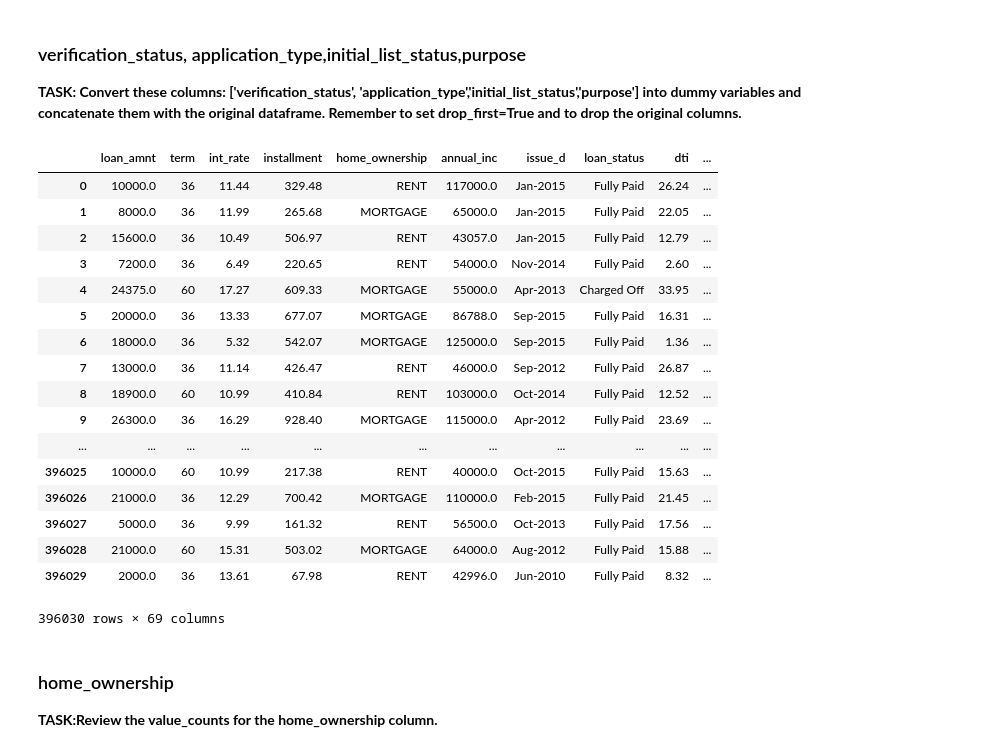
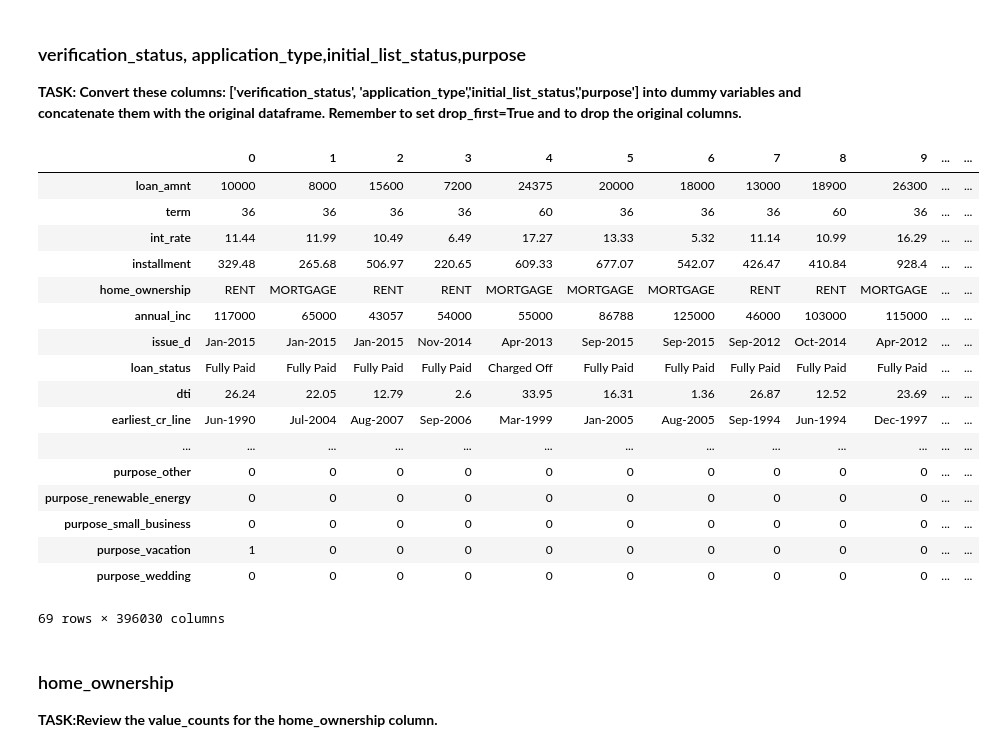
Before and after one commit to drachum/data-science-playground, a Jupyter notebook: python-ds-bootcamp/tensorflow/03-Keras-Project-Exercise.ipynb, the cells around one changed output. Cells and saved outputs as stored; diff of their text form; code cells hidden in the pictures.

```diff
--- a/python-ds-bootcamp/tensorflow/03-Keras-Project-Exercise.ipynb
+++ b/python-ds-bootcamp/tensorflow/03-Keras-Project-Exercise.ipynb
@@ -1180,26 +837,26 @@ dummies = pd.get_dummies(model_data[['verification_status', 'application_type','
 model_data = model_data.drop(['verification_status', 'application_type','initial_list_status','purpose'],axis=1)
 model_data = pd.concat([model_data,dummies],axis=1)
 # %%
-model_data
+model_data.transpose()
 # %% [output]
-|  | loan_amnt | term | int_rate | installment | home_ownership | annual_inc | issue_d | loan_status | dti | ... |
-| 0 | 10000.0 | 36 | 11.44 | 329.48 | RENT | 117000.0 | Jan-2015 | Fully Paid | 26.24 | ... |
-| 1 | 8000.0 | 36 | 11.99 | 265.68 | MORTGAGE | 65000.0 | Jan-2015 | Fully Paid | 22.05 | ... |
-| 2 | 15600.0 | 36 | 10.49 | 506.97 | RENT | 43057.0 | Jan-2015 | Fully Paid | 12.79 | ... |
-| 3 | 7200.0 | 36 | 6.49 | 220.65 | RENT | 54000.0 | Nov-2014 | Fully Paid | 2.60 | ... |
-| 4 | 24375.0 | 60 | 17.27 | 609.33 | MORTGAGE | 55000.0 | Apr-2013 | Charged Off | 33.95 | ... |
-| 5 | 20000.0 | 36 | 13.33 | 677.07 | MORTGAGE | 86788.0 | Sep-2015 | Fully Paid | 16.31 | ... |
-| 6 | 18000.0 | 36 | 5.32 | 542.07 | MORTGAGE | 125000.0 | Sep-2015 | Fully Paid | 1.36 | ... |
-| 7 | 13000.0 | 36 | 11.14 | 426.47 | RENT | 46000.0 | Sep-2012 | Fully Paid | 26.87 | ... |
-| 8 | 18900.0 | 60 | 10.99 | 410.84 | RENT | 103000.0 | Oct-2014 | Fully Paid | 12.52 | ... |
-| 9 | 26300.0 | 36 | 16.29 | 928.40 | MORTGAGE | 115000.0 | Apr-2012 | Fully Paid | 23.69 | ... |
-| ... | ... | ... | ... | ... | ... | ... | ... | ... | ... | ... |
-| 396025 | 10000.0 | 60 | 10.99 | 217.38 | RENT | 40000.0 | Oct-2015 | Fully Paid | 15.63 | ... |
-| 396026 | 21000.0 | 36 | 12.29 | 700.42 | MORTGAGE | 110000.0 | Feb-2015 | Fully Paid | 21.45 | ... |
-| 396027 | 5000.0 | 36 | 9.99 | 161.32 | RENT | 56500.0 | Oct-2013 | Fully Paid | 17.56 | ... |
-| 396028 | 21000.0 | 60 | 15.31 | 503.02 | MORTGAGE | 64000.0 | Aug-2012 | Fully Paid | 15.88 | ... |
-| 396029 | 2000.0 | 36 | 13.61 | 67.98 | RENT | 42996.0 | Jun-2010 | Fully Paid | 8.32 | ... |
+|  | 0 | 1 | 2 | 3 | 4 | 5 | 6 | 7 | 8 | 9 | ... | ... |
+| loan_amnt | 10000 | 8000 | 15600 | 7200 | 24375 | 20000 | 18000 | 13000 | 18900 | 26300 | ... | ... |
+| term | 36 | 36 | 36 | 36 | 60 | 36 | 36 | 36 | 60 | 36 | ... | ... |
+| int_rate | 11.44 | 11.99 | 10.49 | 6.49 | 17.27 | 13.33 | 5.32 | 11.14 | 10.99 | 16.29 | ... | ... |
+| installment | 329.48 | 265.68 | 506.97 | 220.65 | 609.33 | 677.07 | 542.07 | 426.47 | 410.84 | 928.4 | ... | ... |
+| home_ownership | RENT | MORTGAGE | RENT | RENT | MORTGAGE | MORTGAGE | MORTGAGE | RENT | RENT | MORTGAGE | ... | ... |
+| annual_inc | 117000 | 65000 | 43057 | 54000 | 55000 | 86788 | 125000 | 46000 | 103000 | 115000 | ... | ... |
+| issue_d | Jan-2015 | Jan-2015 | Jan-2015 | Nov-2014 | Apr-2013 | Sep-2015 | Sep-2015 | Sep-2012 | Oct-2014 | Apr-2012 | ... | ... |
+| loan_status | Fully Paid | Fully Paid | Fully Paid | Fully Paid | Charged Off | Fully Paid | Fully Paid | Fully Paid | Fully Paid | Fully Paid | ... | ... |
+| dti | 26.24 | 22.05 | 12.79 | 2.6 | 33.95 | 16.31 | 1.36 | 26.87 | 12.52 | 23.69 | ... | ... |
+| earliest_cr_line | Jun-1990 | Jul-2004 | Aug-2007 | Sep-2006 | Mar-1999 | Jan-2005 | Aug-2005 | Sep-1994 | Jun-1994 | Dec-1997 | ... | ... |
+| ... | ... | ... | ... | ... | ... | ... | ... | ... | ... | ... | ... | ... |
+| purpose_other | 0 | 0 | 0 | 0 | 0 | 0 | 0 | 0 | 0 | 0 | ... | ... |
+| purpose_renewable_energy | 0 | 0 | 0 | 0 | 0 | 0 | 0 | 0 | 0 | 0 | ... | ... |
+| purpose_small_business | 0 | 0 | 0 | 0 | 0 | 0 | 0 | 0 | 0 | 0 | ... | ... |
+| purpose_vacation | 1 | 0 | 0 | 0 | 0 | 0 | 0 | 0 | 0 | 0 | ... | ... |
+| purpose_wedding | 0 | 0 | 0 | 0 | 0 | 0 | 0 | 0 | 0 | 0 | ... | ... |
-396030 rows × 69 columns
+69 rows × 396030 columns
 # %% [markdown]
 ### home_ownership
 **TASK:Review the value_counts for the home_ownership column.**
```
Also changed, not shown: parts of 82 cells of this notebook, 1 other file.
